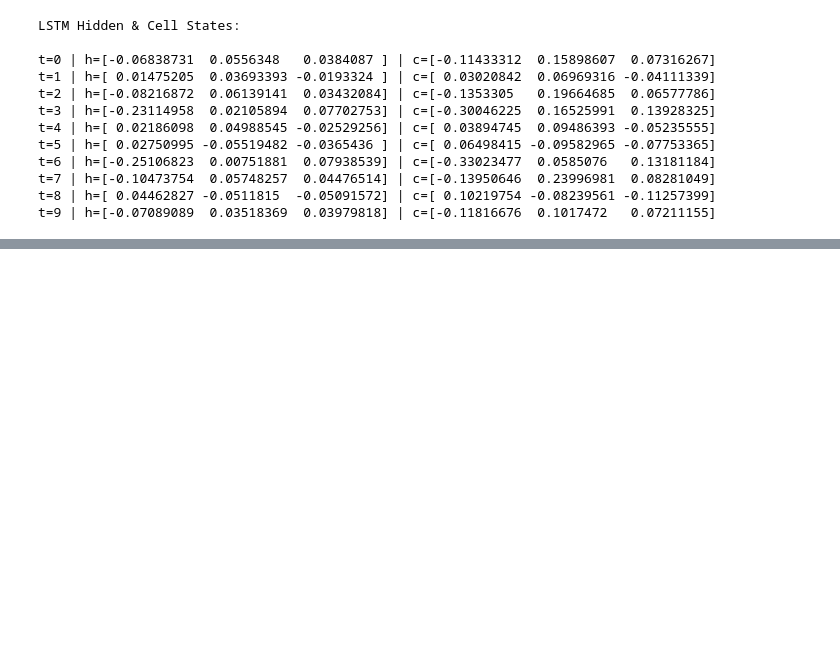
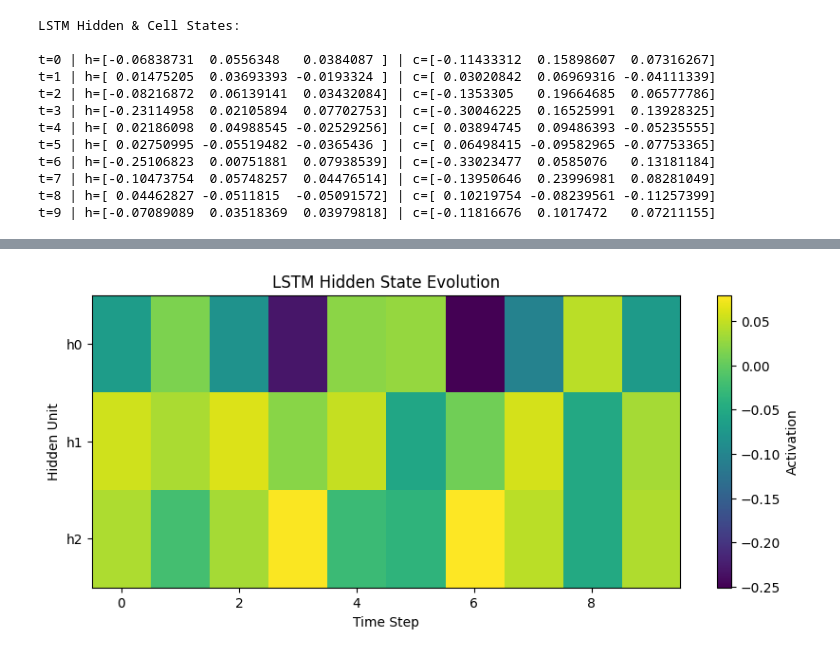
Before and after one commit to piyushdev04/dl-from-scratch, a Jupyter notebook: 12. LSTM/main.ipynb, the cells around one changed output, grey strips where cells are left out. Cells and saved outputs as stored; diff of their text form; code cells hidden in the pictures; blank space fills up the shorter version.

```diff
--- a/12. LSTM/main.ipynb
+++ b/12. LSTM/main.ipynb
@@ -69,0 +88,13 @@ t=9 | h=[-0.07089089  0.03518369  0.03979818] | c=[-0.11816676  0.1017472   0.07
+# %%
+# 2. Hidden state heatmap
+
+plt.figure(figsize=(10,4))
+plt.imshow(H.T, aspect="auto", cmap="viridis")
+plt.colorbar(label="Activation")
+plt.xlabel("Time Step")
+plt.ylabel("Hidden Unit")
+plt.title("LSTM Hidden State Evolution")
+plt.yticks(range(hidden_size), [f"h{i}" for i in range(hidden_size)])
+plt.show()
+# %% [output]
+[figure, added]
```
Also changed, not shown: parts of 3 cells of this notebook.
